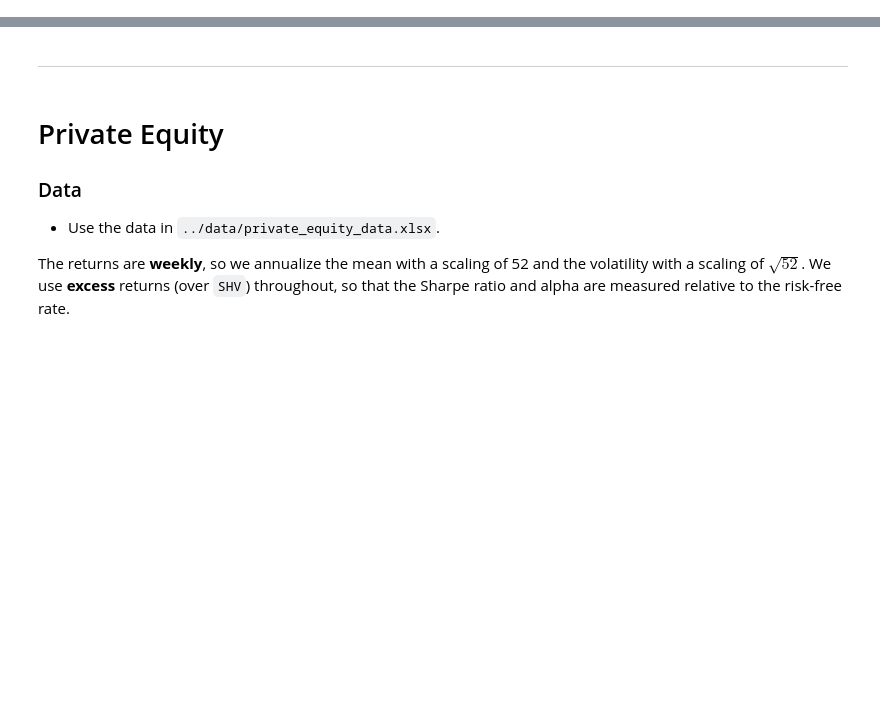
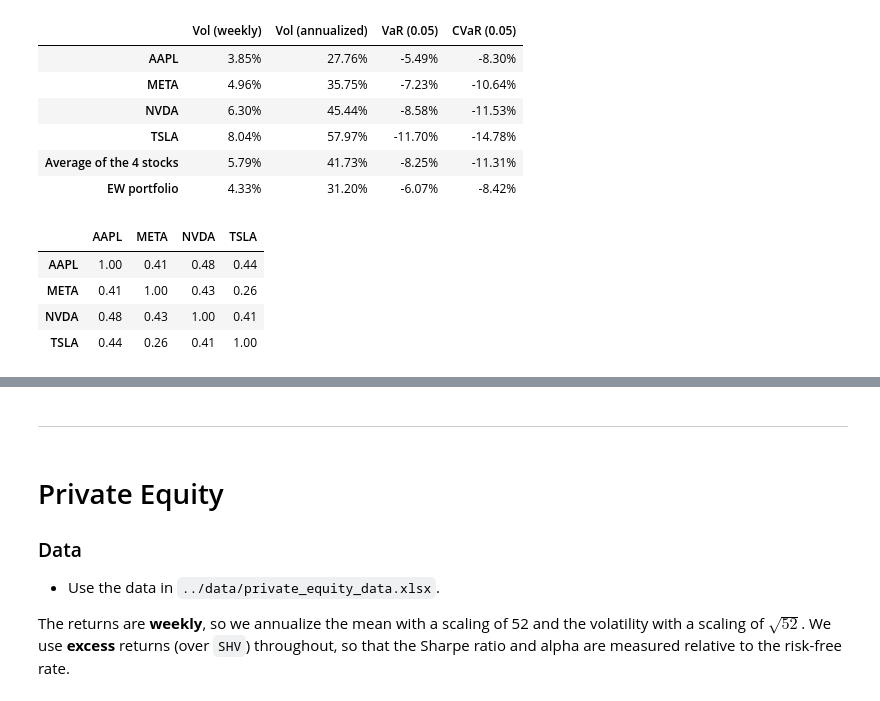
Before and after one commit to ltemry/FINM36700_GroupA, a Jupyter notebook: var_equity_portfolio.ipynb, the cells around one changed output, grey strips where cells are left out. Drawn from its saved outputs; the diff is of its cells as text; code cells hidden in the pictures; blank space fills up the shorter version.

```diff
--- a/var_equity_portfolio.ipynb
+++ b/var_equity_portfolio.ipynb
@@ -321,0 +54,42 @@ The out-of-sample fit is worse. Out-of-sample, the betas are applied to new data
+# %%
+def tail_risk(r, alpha = 0.05, ann = 52):
+    '''
+    Same statistics as 1.1 for a single return series:
+    volatility (weekly and annualized), empirical VaR and CVaR
+    '''
+    VaR = r.quantile(alpha)
+
+    return pd.Series({
+        'Vol (weekly)': r.std(),
+        'Vol (annualized)': r.std() * np.sqrt(ann),
+        'VaR (0.05)': VaR,
+        'CVaR (0.05)': r[r <= VaR].mean(),
+    })
+
+
+#Equally-weighted portfolio: 25% in each stock, rebalanced every week
+w_ew = pd.Series(1 / len(STOCKS), index = STOCKS)
+port_ew = stock_rets @ w_ew
+
+#Compare the portfolio to each stock, and to the simple average of the individual stats
+compare_ew = risk_stats.copy()
+compare_ew.loc['Average of the 4 stocks'] = risk_stats.mean()
+compare_ew.loc['EW portfolio'] = tail_risk(port_ew, ALPHA, ANN_W)
+
+display(compare_ew.style.format('{:.2%}'))
+
+#Correlation between the stocks, the driver of the result
+display(stock_rets.corr().round(2))
+# %% [output]
+|  | Vol (weekly) | Vol (annualized) | VaR (0.05) | CVaR (0.05) |
+| AAPL | 3.85% | 27.76% | -5.49% | -8.30% |
+| META | 4.96% | 35.75% | -7.23% | -10.64% |
+| NVDA | 6.30% | 45.44% | -8.58% | -11.53% |
+| TSLA | 8.04% | 57.97% | -11.70% | -14.78% |
+| Average of the 4 stocks | 5.79% | 41.73% | -8.25% | -11.31% |
+| EW portfolio | 4.33% | 31.20% | -6.07% | -8.42% |
+|  | AAPL | META | NVDA | TSLA |
+| AAPL | 1.00 | 0.41 | 0.48 | 0.44 |
+| META | 0.41 | 1.00 | 0.43 | 0.26 |
+| NVDA | 0.48 | 0.43 | 1.00 | 0.41 |
+| TSLA | 0.44 | 0.26 | 0.41 | 1.00 |
```
Also changed, not shown: parts of 44 cells of this notebook.
